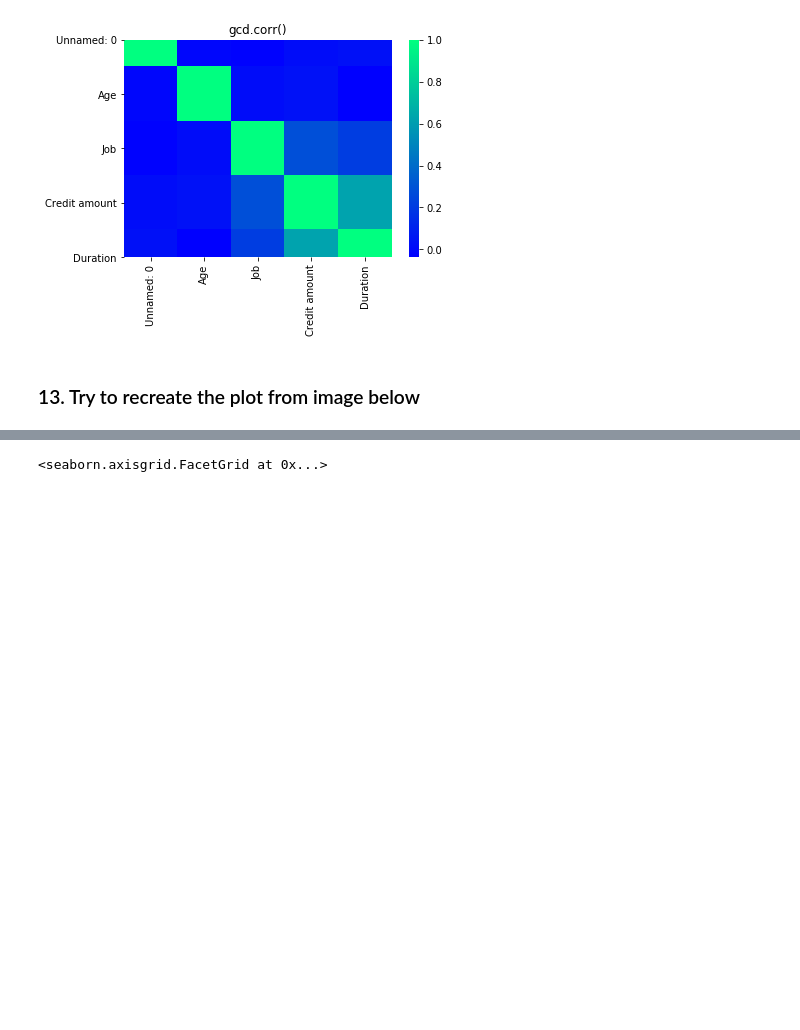
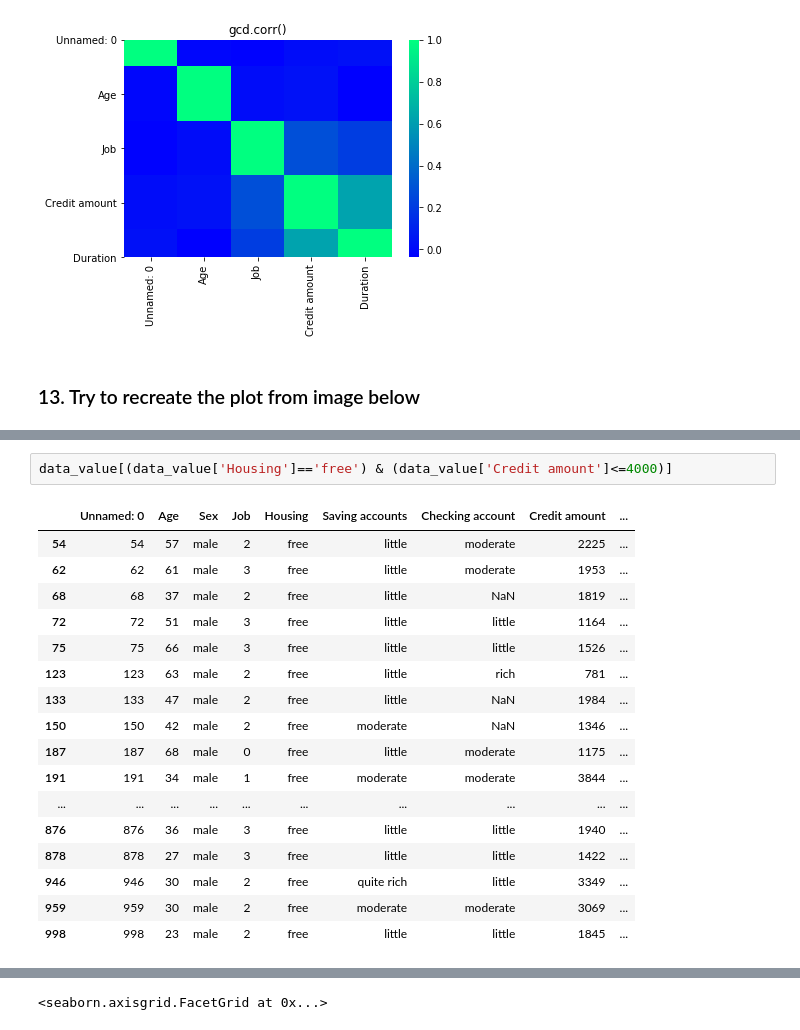
Before and after one commit to maxxig/DataSciencePythonCourse, a Jupyter notebook: 70.Seaborn+Task.ipynb/Seaborn Task.ipynb, the cells around one changed output, grey strips where cells are left out. Cells and saved outputs as stored; diff of their text form; blank space fills up the shorter version.

```diff
--- a/70.Seaborn+Task.ipynb/Seaborn Task.ipynb
+++ b/70.Seaborn+Task.ipynb/Seaborn Task.ipynb
@@ -101,0 +107,20 @@ Text(0.5, 1, 'gcd.corr()')
+# %%
+data_value[(data_value['Housing']=='free') & (data_value['Credit amount']<=4000)]
+# %% [output]
+|  | Unnamed: 0 | Age | Sex | Job | Housing | Saving accounts | Checking account | Credit amount | ... |
+| 54 | 54 | 57 | male | 2 | free | little | moderate | 2225 | ... |
+| 62 | 62 | 61 | male | 3 | free | little | moderate | 1953 | ... |
+| 68 | 68 | 37 | male | 2 | free | little | NaN | 1819 | ... |
+| 72 | 72 | 51 | male | 3 | free | little | little | 1164 | ... |
+| 75 | 75 | 66 | male | 3 | free | little | little | 1526 | ... |
+| 123 | 123 | 63 | male | 2 | free | little | rich | 781 | ... |
+| 133 | 133 | 47 | male | 2 | free | little | NaN | 1984 | ... |
+| 150 | 150 | 42 | male | 2 | free | moderate | NaN | 1346 | ... |
+| 187 | 187 | 68 | male | 0 | free | little | moderate | 1175 | ... |
+| 191 | 191 | 34 | male | 1 | free | moderate | moderate | 3844 | ... |
+| ... | ... | ... | ... | ... | ... | ... | ... | ... | ... |
+| 876 | 876 | 36 | male | 3 | free | little | little | 1940 | ... |
+| 878 | 878 | 27 | male | 3 | free | little | little | 1422 | ... |
+| 946 | 946 | 30 | male | 2 | free | quite rich | little | 3349 | ... |
+| 959 | 959 | 30 | male | 2 | free | moderate | moderate | 3069 | ... |
+| 998 | 998 | 23 | male | 2 | free | little | little | 1845 | ... |
```
Also changed, not shown: parts of 7 cells of this notebook.
